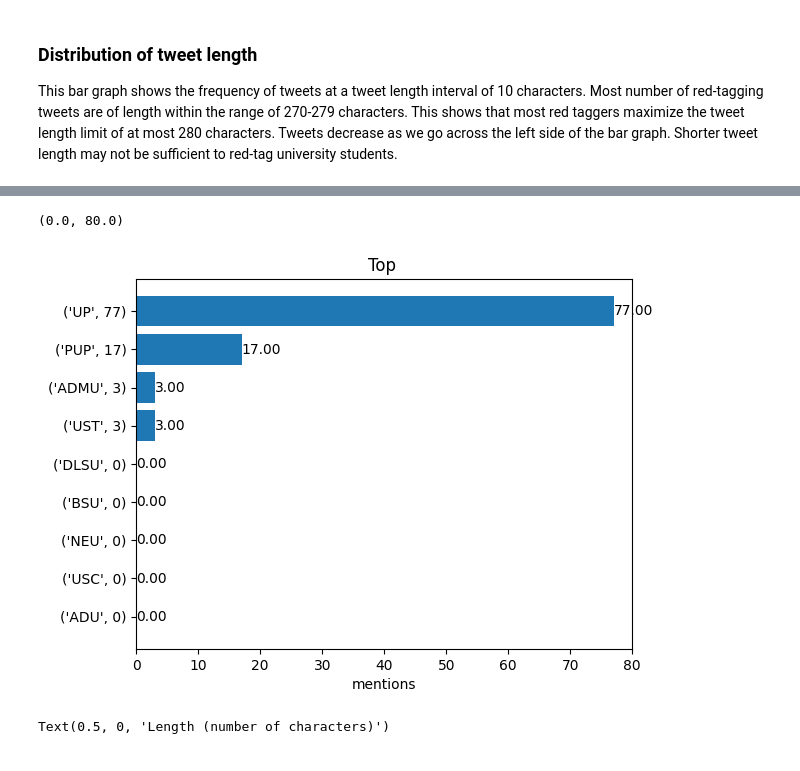
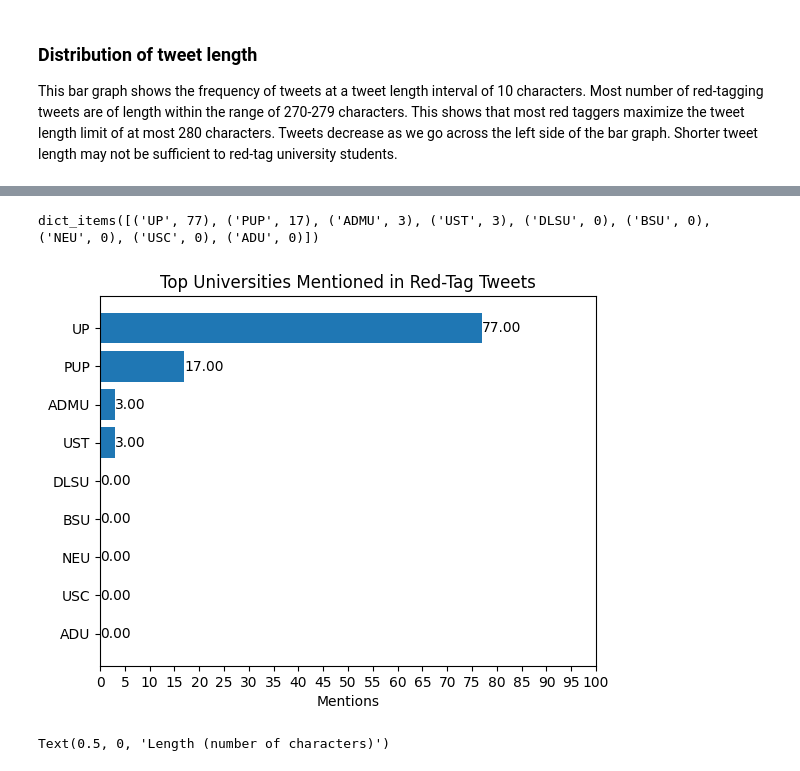
Before and after one commit to ShiroeLH/CS-132-PH-Twitter-Mis-Disinformation-Analysis, a Jupyter notebook: analysis/analysis.ipynb, the cells around one changed output, grey strips where cells are left out. Drawn from its saved outputs; the diff is of its cells as text; code cells hidden in the pictures.

Commit message:
changed label for Top Universities

```diff
--- a/analysis/analysis.ipynb
+++ b/analysis/analysis.ipynb
@@ -840,7 +840,6 @@ schools = {
         'NEU': ['new er university', 'neu'],
         'USC': ['university of san carlos', 'usc'],
         'ADU': ['adamson university','adu']
-
     }
 
 school_count = {item:0 for item in schools}
@@ -858,38 +857,39 @@ def get_school(tweet):
     for school in saved_schl:
         school_count[school] += 1
 
     return saved_schl
 
 
 df_clean['school'] = df_clean['Tweet'].apply(get_school)
 df_clean['school']
 school_count
 
 school_count = dict(sorted(school_count.items(), key=lambda x:x[1], reverse=True))
 
 
 # df_schools = pd.DataFrame({
 #     'Schools' : [item for item in school_count],
 #     'Count' : [school_count[item] for item in school_count]
 # })
 
-schools_grph = tuple(school_count.items())
+schools_grph = tuple(school_count.keys())
 y_pos = np.arange(len(schools_grph))
 count = [school_count[item] for item in school_count]
 fig, ax = plt.subplots()
 
 hbars = ax.barh(y_pos, count, align='center')
 ax.set_yticks(y_pos, labels=schools_grph)
 ax.invert_yaxis()  # labels read top-to-bottom
-ax.set_xlabel('mentions')
-ax.set_title('Top ')
+ax.set_xlabel('Mentions')
+ax.xaxis.set_ticks(np.arange(0, 101, 5))
+ax.set_title('Top Universities Mentioned in Red-Tag Tweets')
 
 # Label with specially formatted floats
 ax.bar_label(hbars, fmt='%.2f')
 ax.set_xlim(right=100)  # adjust xlim to fit labels
 # %% [output]
-(0.0, 80.0)
+dict_items([('UP', 77), ('PUP', 17), ('ADMU', 3), ('UST', 3), ('DLSU', 0), ('BSU', 0), ('NEU', 0), ('USC', 0), ('ADU', 0)])
-[figure, old version]
+[figure, new version]
 # %%
 df_eng_len = pd.DataFrame(
     {'Retweets': df_clean.Retweets,
```
Also changed, not shown: parts of 3 cells of this notebook.
